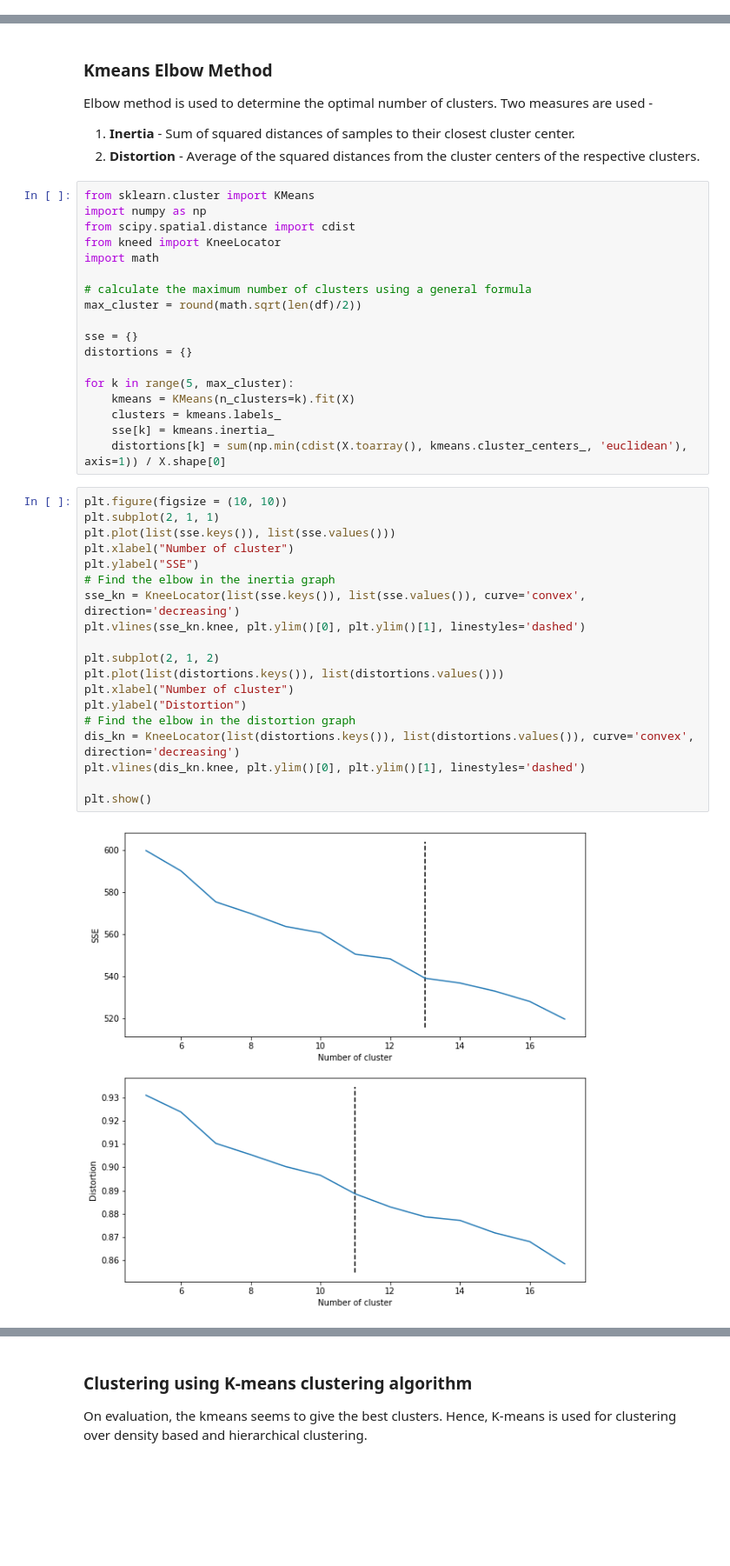
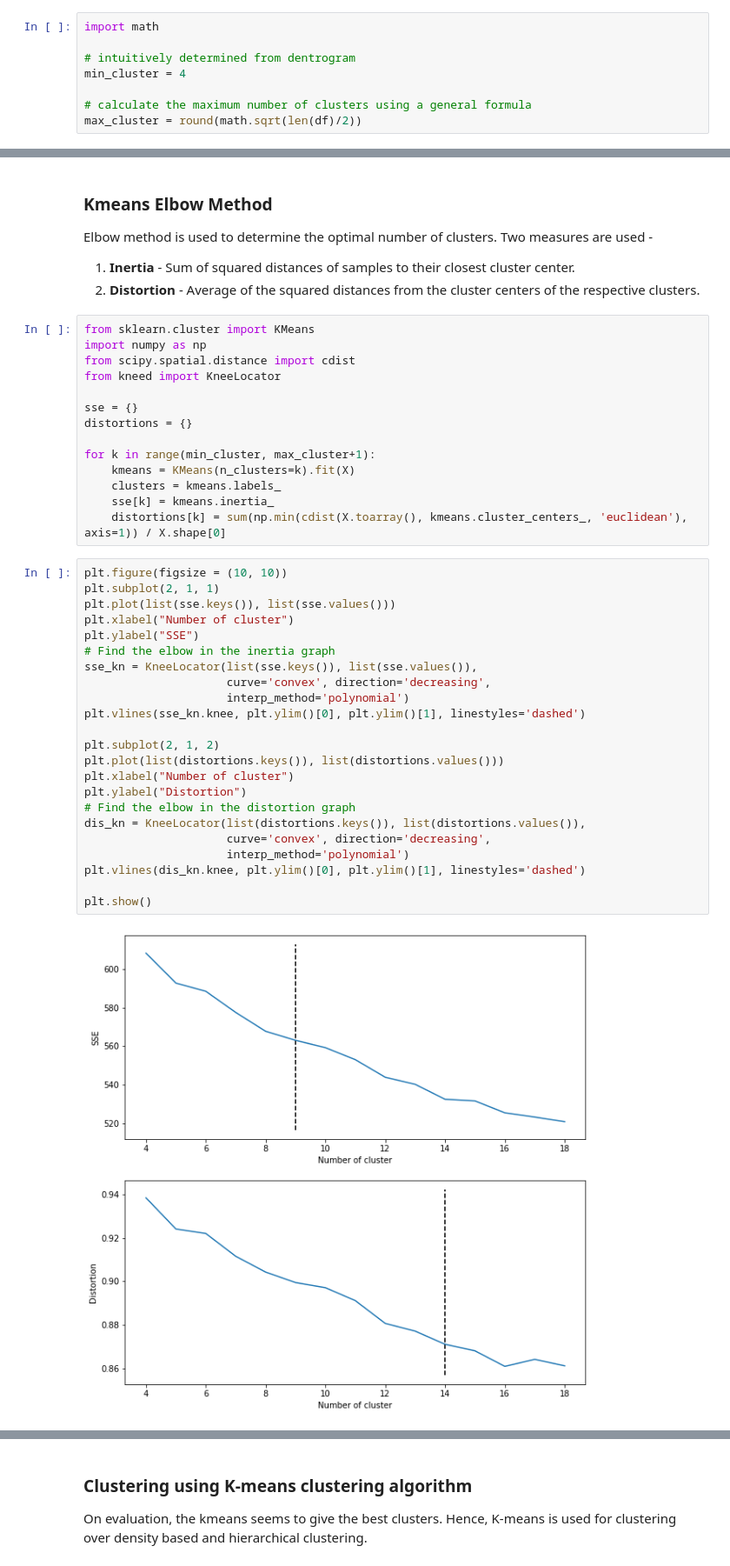
Before and after one commit to sourishsarmah/text_clustering, a Jupyter notebook: Text Clustering.ipynb, the cells around one changed output, grey strips where cells are left out. Shown: that part at 87% size. Saved outputs shown, nothing was run; the diff lists cells and outputs as text; blank space fills up the shorter version.

Commit message:
Updated cluster size

```diff
--- a/Text Clustering.ipynb
+++ b/Text Clustering.ipynb
@@ -140,3 +142,11 @@ From the above dendrogram, we can intuitively say that the minimum number of clu
+# %%
+import math
+
+# intuitively determined from dentrogram
+min_cluster = 4
+
+# calculate the maximum number of clusters using a general formula
+max_cluster = round(math.sqrt(len(df)/2))
 # %% [markdown]
 ## Clustering
 # %% [markdown]
@@ -150,15 +160,11 @@ from sklearn.cluster import KMeans
 import numpy as np
 from scipy.spatial.distance import cdist
 from kneed import KneeLocator
-import math
-
-# calculate the maximum number of clusters using a general formula
-max_cluster = round(math.sqrt(len(df)/2))
 
 sse = {}
 distortions = {}
 
-for k in range(5, max_cluster):
+for k in range(min_cluster, max_cluster+1):
     kmeans = KMeans(n_clusters=k).fit(X)
     clusters = kmeans.labels_
     sse[k] = kmeans.inertia_
@@ -166,24 +172,28 @@ for k in range(5, max_cluster):
 # %%
 plt.figure(figsize = (10, 10))
 plt.subplot(2, 1, 1)
 plt.plot(list(sse.keys()), list(sse.values()))
 plt.xlabel("Number of cluster")
 plt.ylabel("SSE")
 # Find the elbow in the inertia graph
-sse_kn = KneeLocator(list(sse.keys()), list(sse.values()), curve='convex', direction='decreasing')
+sse_kn = KneeLocator(list(sse.keys()), list(sse.values()),
+                     curve='convex', direction='decreasing',
+                     interp_method='polynomial')
 plt.vlines(sse_kn.knee, plt.ylim()[0], plt.ylim()[1], linestyles='dashed')
 
 plt.subplot(2, 1, 2)
 plt.plot(list(distortions.keys()), list(distortions.values()))
 plt.xlabel("Number of cluster")
 plt.ylabel("Distortion")
 # Find the elbow in the distortion graph
-dis_kn = KneeLocator(list(distortions.keys()), list(distortions.values()), curve='convex', direction='decreasing')
+dis_kn = KneeLocator(list(distortions.keys()), list(distortions.values()),
+                     curve='convex', direction='decreasing',
+                     interp_method='polynomial')
 plt.vlines(dis_kn.knee, plt.ylim()[0], plt.ylim()[1], linestyles='dashed')
 
 plt.show()
 # %% [output]
-[figure, old version]
+[figure, new version]
 # %% [markdown]
 ### Calculation of Silhouette Score
 
```
Also changed, not shown: parts of 6 cells of this notebook, 1 other file.
